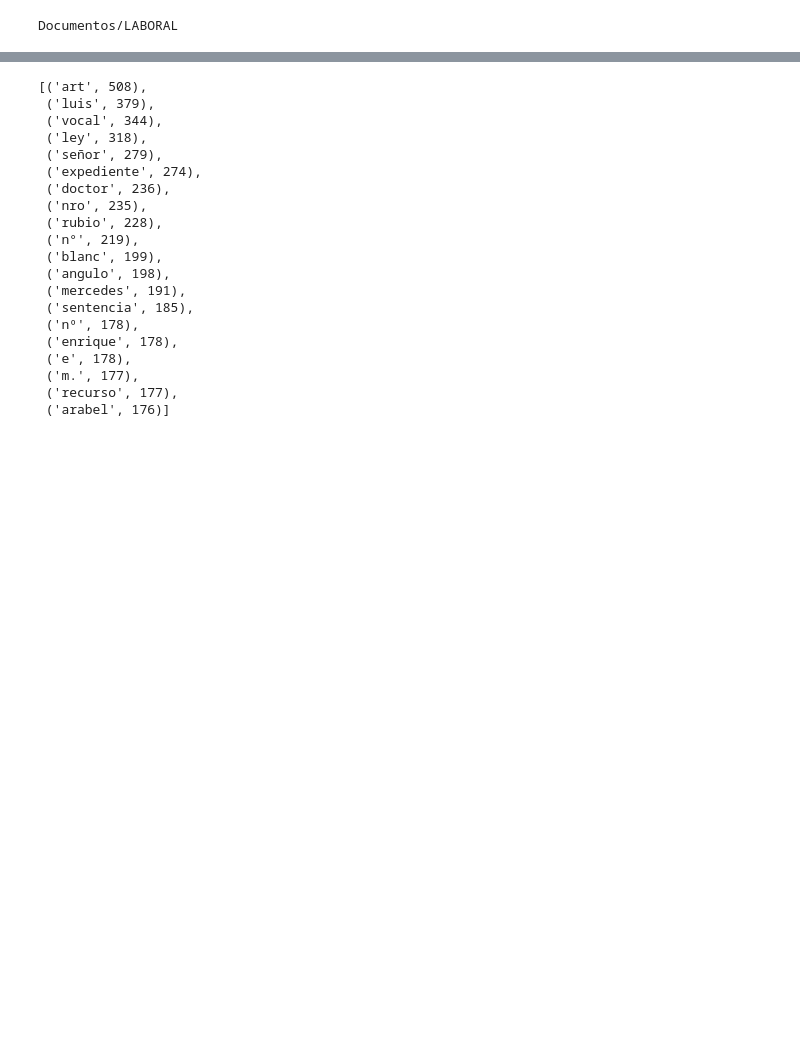
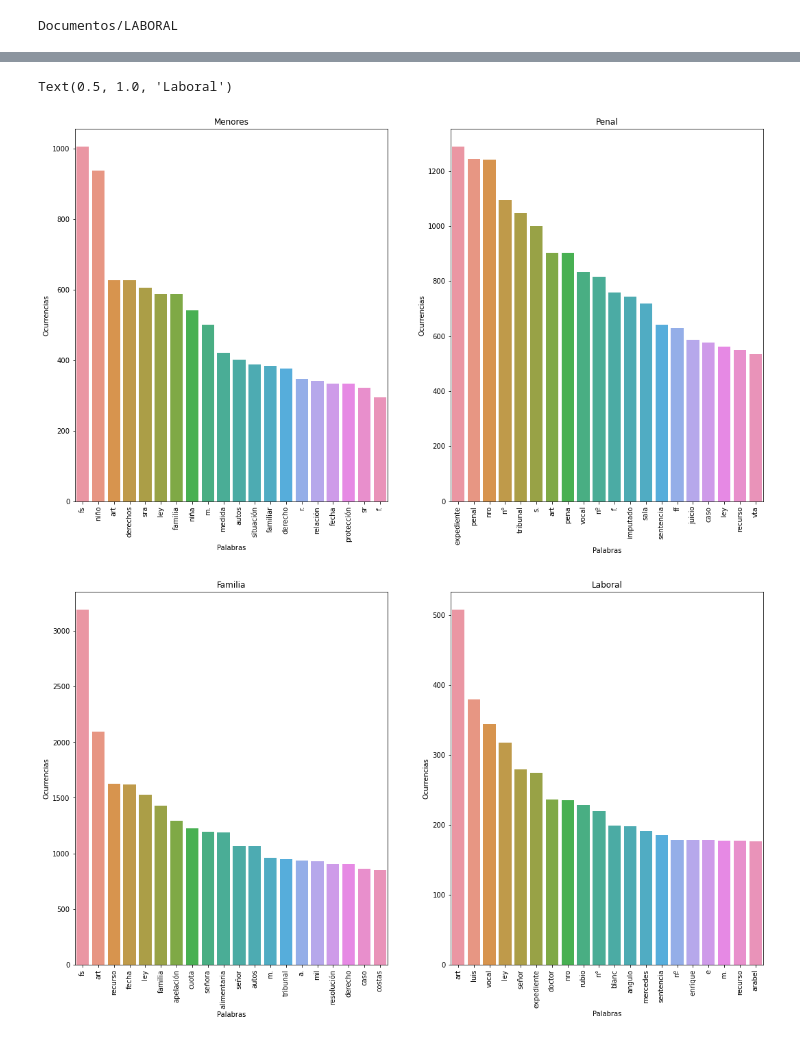
Before and after one commit to cgoviedo/Diplodatos, a Jupyter notebook: mentoria/Practico 1 - Analisis y Visualizacion_spacy.ipynb, the cells around one changed output, grey strips where cells are left out. Cells and saved outputs as stored; diff of their text form; code cells hidden in the pictures; blank space fills up the shorter version.

Commit message:
Se actualiza Practico 1 - Analisis y Visualizacion_spacy.ipynb

```diff
--- a/mentoria/Practico 1 - Analisis y Visualizacion_spacy.ipynb
+++ b/mentoria/Practico 1 - Analisis y Visualizacion_spacy.ipynb
@@ -123,4 +138,4 @@ def get_words_ocrruence(words):
 # %%
 default_limit_commond_words = 20
 # %%
-common_words_menores = get_words_ocrruence(words_menores)
+df_common_words_menores = get_words_ocrruence(words_menores)
@@ -150,2 +144,2 @@ common_words_menores(default_limit_commond_words)
 # %%
-common_words_penal = get_words_ocrruence(words_penal)
+df_common_words_penal = get_words_ocrruence(words_penal)
@@ -175,2 +148,2 @@ common_words_penal(default_limit_commond_words)
 # %%
-common_words_familia = get_words_ocrruence(words_familia)
+df_common_words_familia = get_words_ocrruence(words_familia)
@@ -200,25 +152,2 @@ common_words_familia(default_limit_commond_words)
 # %%
-common_words_laboral = get_words_ocrruence(words_laboral)
+df_common_words_laboral = get_words_ocrruence(words_laboral)
-# %%
-common_words_laboral(default_limit_commond_words)
-# %% [output]
-[('art', 508),
- ('luis', 379),
- ('vocal', 344),
- ('ley', 318),
- ('señor', 279),
- ('expediente', 274),
- ('doctor', 236),
- ('nro', 235),
- ('rubio', 228),
- ('n°', 219),
- ('blanc', 199),
- ('angulo', 198),
- ('mercedes', 191),
- ('sentencia', 185),
- ('nº', 178),
- ('enrique', 178),
- ('e', 178),
- ('m.', 177),
- ('recurso', 177),
- ('arabel', 176)]
@@ -224,0 +156,35 @@ common_words_laboral(default_limit_commond_words)
+# %%
+limit_to_plot=20
+
+fig, axes = plt.subplots(1, 2 , figsize=(18, 10))
+
+seaborn.barplot(ax = axes[0] , x="word", y="count", data=df_common_words_menores.sort_values('count' ,ascending=False)[0:limit_to_plot])
+axes[0].set_xticklabels(axes[0].get_xticklabels(),rotation=90)
+axes[0].set_xlabel('Palabras')
+axes[0].set_ylabel('Ocurrencias')
+axes[0].set_title('Menores')
+
+seaborn.barplot(ax = axes[1] , x="word", y="count", data=df_common_words_penal.sort_values('count' ,ascending=False)[0:limit_to_plot])
+axes[1].set_xticklabels(axes[1].get_xticklabels(),rotation=90)
+axes[1].set_xlabel('Palabras')
+axes[1].set_ylabel('Ocurrencias')
+axes[1].set_title('Penal')
+
+
+fig, axes = plt.subplots(1, 2 , figsize=(18, 10))
+
+seaborn.barplot(ax = axes[0] , x="word", y="count", data=df_common_words_familia.sort_values('count' ,ascending=False)[0:limit_to_plot])
+axes[0].set_xticklabels(axes[0].get_xticklabels(),rotation=90)
+axes[0].set_xlabel('Palabras')
+axes[0].set_ylabel('Ocurrencias')
+axes[0].set_title('Familia')
+
+seaborn.barplot(ax = axes[1] , x="word", y="count", data=df_common_words_laboral.sort_values('count' ,ascending=False)[0:limit_to_plot])
+axes[1].set_xticklabels(axes[1].get_xticklabels(),rotation=90)
+axes[1].set_xlabel('Palabras')
+axes[1].set_ylabel('Ocurrencias')
+axes[1].set_title('Laboral')
+# %% [output]
+Text(0.5, 1.0, 'Laboral')
+[figure, added]
+[figure, added]
```
Also changed, not shown: parts of 25 cells of this notebook, 2 other files.
